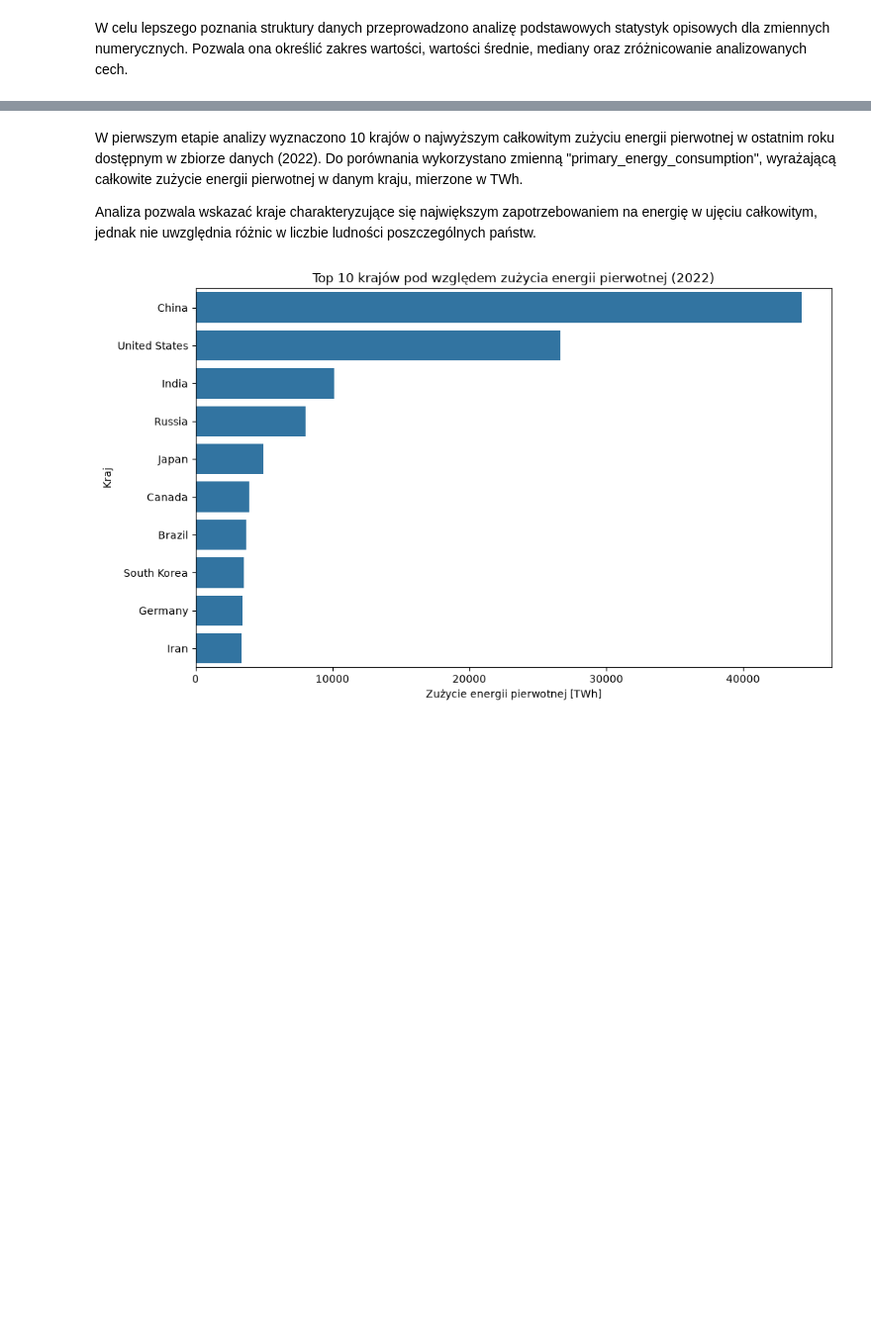
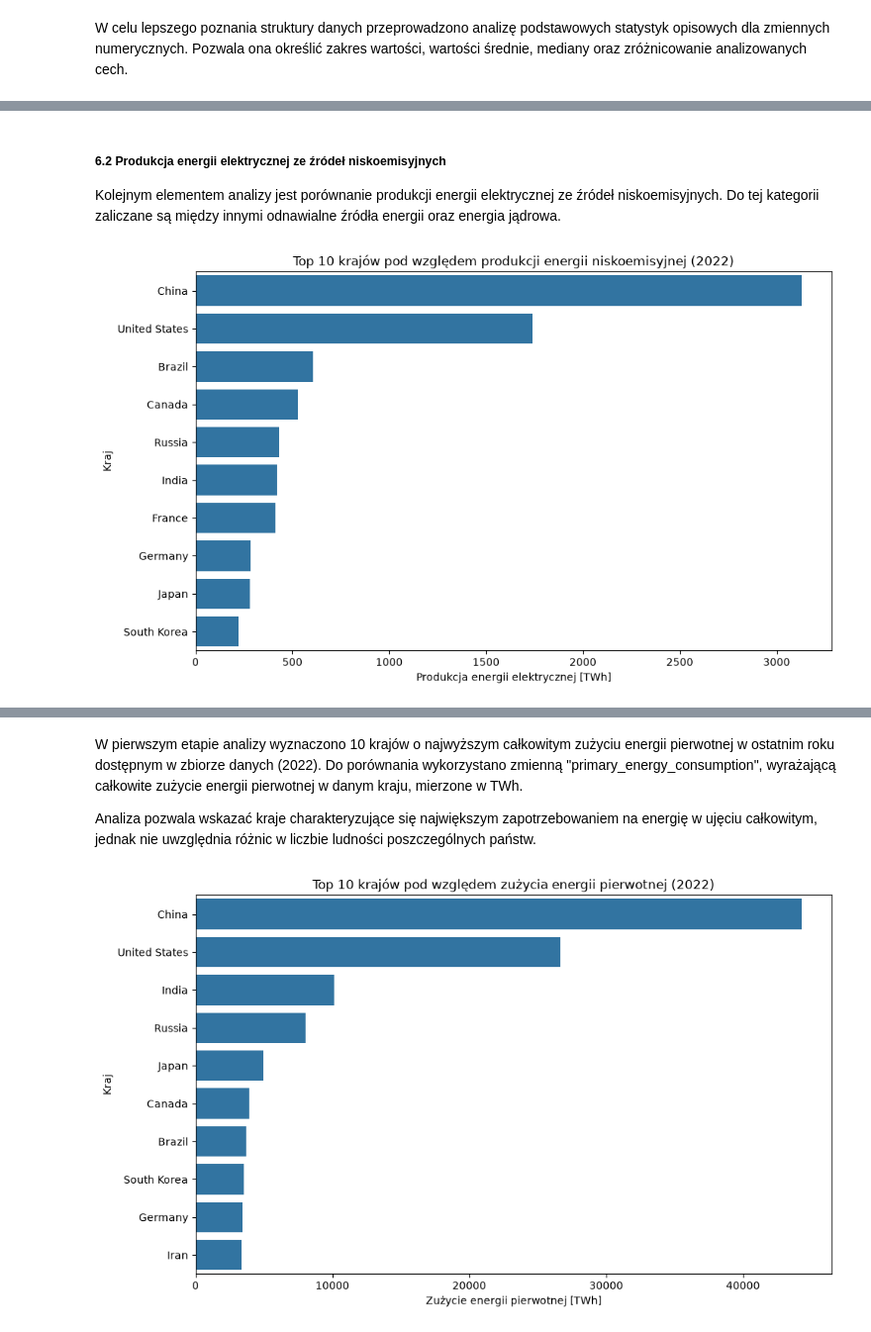
Before and after one commit to olaramota-beep/AWDP-projekt-do-oddania, a Jupyter notebook: Wstęp.ipynb, the cells around one changed output, grey strips where cells are left out. Shown at 99% size. Cells and saved outputs as stored; diff of their text form; code cells hidden in the pictures; blank space fills up the shorter version.

```diff
--- a/Wstęp.ipynb
+++ b/Wstęp.ipynb
@@ -876,0 +933,39 @@ df_3.describe().T
+# %% [markdown]
+##### 6.2 Produkcja energii elektrycznej ze źródeł niskoemisyjnych
+
+Kolejnym elementem analizy jest porównanie produkcji energii elektrycznej ze źródeł niskoemisyjnych. Do tej kategorii zaliczane są między innymi odnawialne źródła energii oraz energia jądrowa.
+# %%
+# wybranie ostaniego roku dostępnego w zbiorze danych
+latest_year = df_3['year'].max()
+
+# wyodrębnienie danych dla ostatniego roku dostępnego w zbiorze danych
+df_2022 = df_3[df_3['year'] == latest_year]
+
+# wyświetlenie 10 krajów o najniższej emisji CO2
+
+top10_low_carbon = (
+    df_3[df_3['year'] == latest_year]
+    .dropna(subset=['low_carbon_electricity'])
+    .nlargest(10, 'low_carbon_electricity')
+)
+
+# wykres
+
+plt.figure(figsize=(10, 6))
+
+sns.barplot(
+    data=top10_low_carbon,
+    x='low_carbon_electricity',
+    y='country'
+)
+
+plt.title(
+    f'Top 10 krajów pod względem produkcji energii niskoemisyjnej ({latest_year})'
+)
+plt.xlabel('Produkcja energii elektrycznej [TWh]')
+plt.ylabel('Kraj')
+
+plt.tight_layout()
+plt.show()
+# %% [output]
+[figure, added]
```
Also changed, not shown: parts of 54 cells of this notebook.
